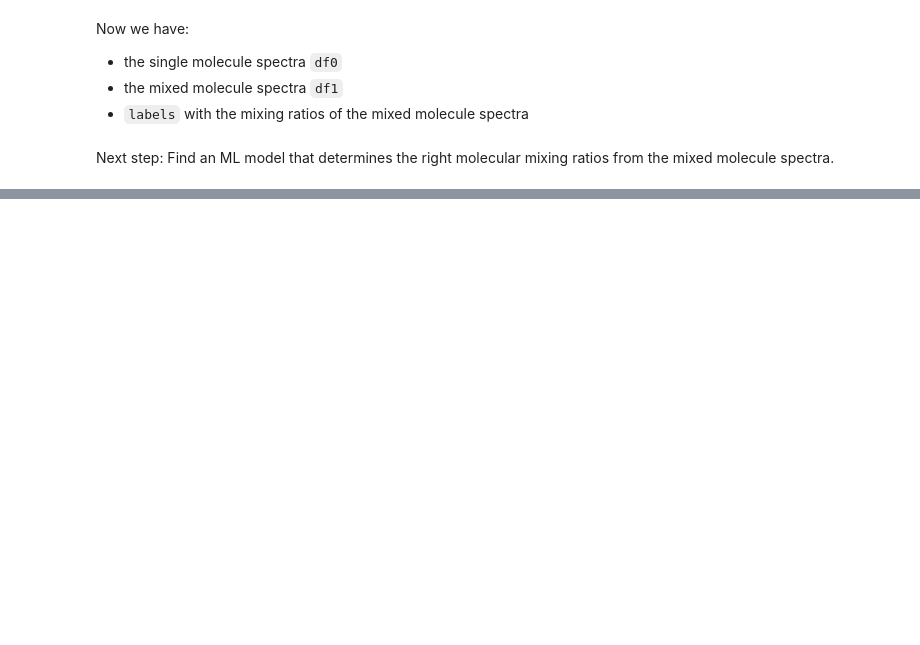
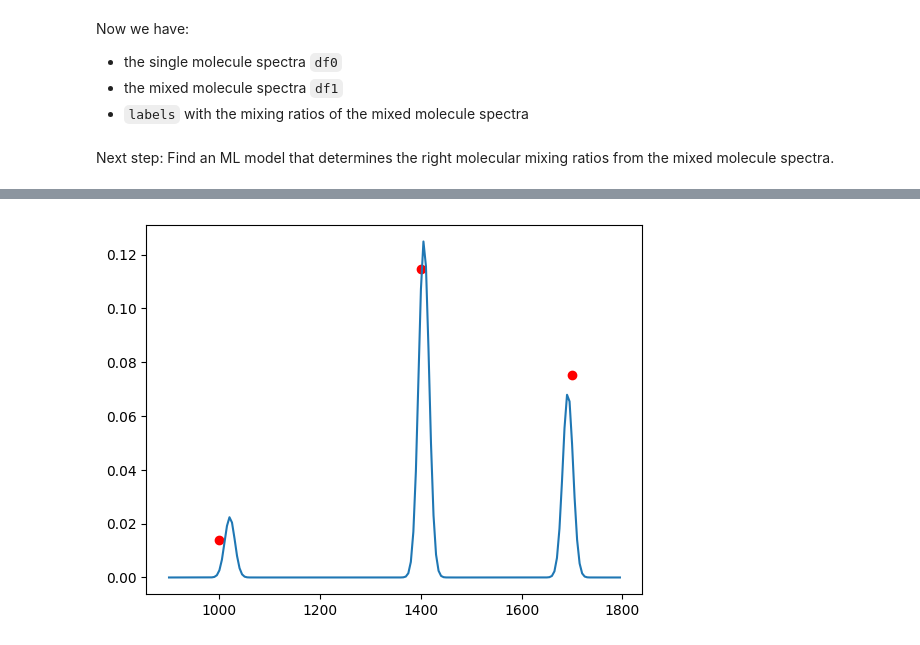
Before and after one commit to karol-pa/Spectra_Classification_Exercises, a Jupyter notebook: exercise_2.ipynb, the cells around one changed output, grey strips where cells are left out. Drawn from its saved outputs; the diff is of its cells as text; code cells hidden in the pictures; blank space fills up the shorter version.

```diff
--- a/exercise_2.ipynb
+++ b/exercise_2.ipynb
@@ -201,0 +256,6 @@ Next step: Find an ML model that determines the right molecular mixing ratios fr
+# %%
+plt.plot(k, np.array(X_test)[2])
+plt.scatter([1000,1400,1700], predicted_heights*2.45, color='red')
+plt.show()
+# %% [output]
+[figure, added]
```
Also changed, not shown: parts of 19 cells of this notebook.
